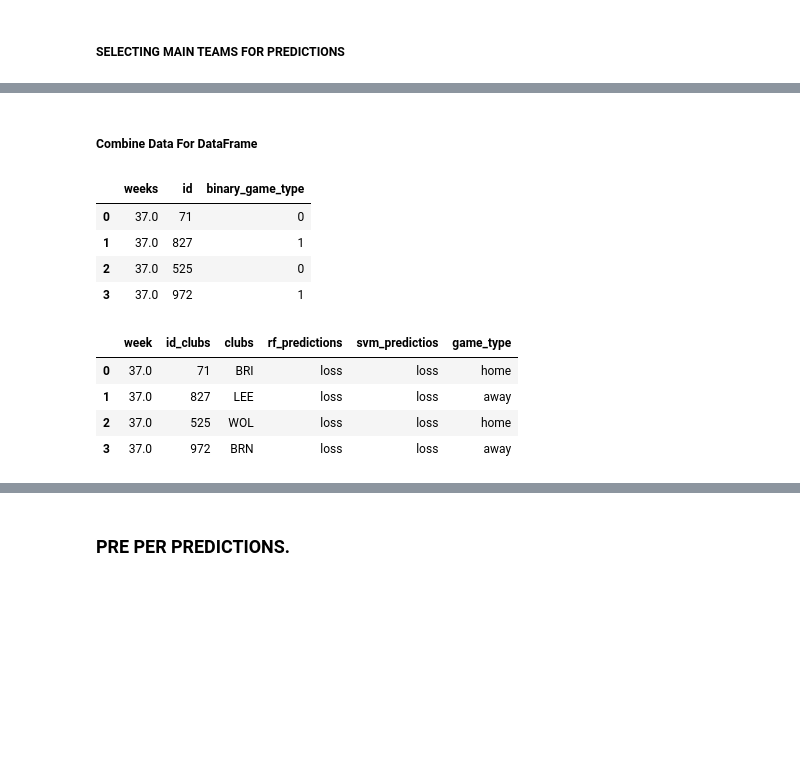
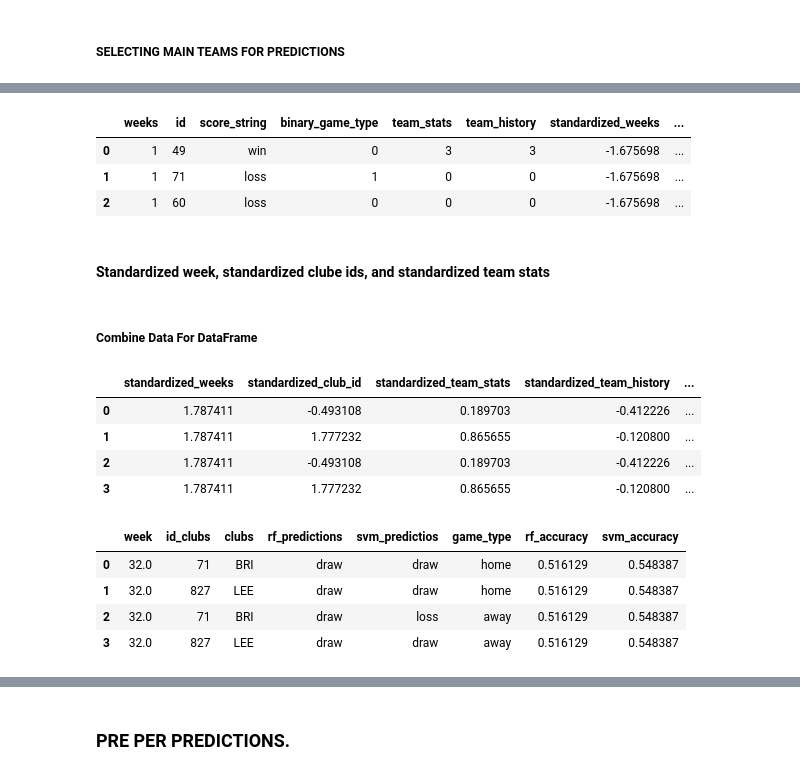
Before and after one commit to nicmodan/gambling-prediction-app, a Jupyter notebook: wranggling&predicting_data.ipynb, the cells around one changed output, grey strips where cells are left out. Cells and saved outputs as stored; diff of their text form; code cells hidden in the pictures; blank space fills up the shorter version.

```diff
--- a/wranggling&predicting_data.ipynb
+++ b/wranggling&predicting_data.ipynb
@@ -379,7 +439,7 @@ x_strat_train_set = strat_train_set[["weeks", "id", "binary_game_type"]]
 ### StratifiedShuffleSplit test
 # %%
 y_strat_test_set = strat_test_set["score_string"]
-x_strat_test_set = strat_test_set[["weeks", "id", "binary_game_type"]]
+x_strat_test_set = strat_test_set[["standardized_weeks", "standardized_id", "standardized_team_stats", "standardized_team_history", "binary_game_type"]]
 # x_strat_test_set = strat_test_set["club"]
 # %%
 # len(y_strat_train_set), len(x_strat_train_set)
@@ -566,7 +626,11 @@ Index(['MNC', 'SOU', 'LEI', 'BOU', 'TOT', 'FUL', 'CHE', 'FOR', 'WHU', 'LEE',
       dtype='object')
 # %%
-main_clubs = ["BRI", "LEE", "WOL", "BRN"]
+main_clubs = ["BRI", "LEE", "BRI", "LEE"]
 teams_id = [get_club_id(x) for x in main_clubs]
-game_type = ["home", "away", "home", "away"]
-weaks = [len(df)/20 for _ in range(4)]
+game_type = ["home", "home", "away", "away"]
+weaks = np.array([(len(df)/20)+1 for _ in range(4)])
+################ WEEK STANDADIZATION BY VARIANCE ################
+# standardized_weeks = (weaks-train_df["weeks"].mean())/train_df["weeks"].std()**2
+################ WEEK STANDADIZATION BY STANDARD DIVIATION ################
+standardized_weeks = (weaks-train_df["weeks"].mean())/train_df["weeks"].std()
 # %%
@@ -580,0 +643,9 @@ x_strat_train_set.head()
+# %%
+train_df.head(3)
+# %% [output]
+|  | weeks | id | score_string | binary_game_type | team_stats | team_history | standardized_weeks | ... |
+| 0 | 1 | 49 | win | 0 | 3 | 3 | -1.675698 | ... |
+| 1 | 1 | 71 | loss | 1 | 0 | 0 | -1.675698 | ... |
+| 2 | 1 | 60 | loss | 0 | 0 | 0 | -1.675698 | ... |
+# %% [markdown]
+#### Standardized week, standardized clube ids, and standardized team stats
@@ -580,0 +654,14 @@ x_strat_train_set.head()
+# %%
+# main_clubs = ["BRI", "LEE", "WOL", "BRN"]
+predict_teams_stats = []
+predict_standardized_team_stats = []
+predict_standardized_club_id = []
+predict_team_history = []
+predict_standardized_team_history = []
+
+for i in range(len(main_clubs)):
+    predict_teams_stats.append(train_df.query(f"id == {get_club_id(main_clubs[i])}").query(f"weeks == { int(len(df)/20) }").team_stats.values[0])
+    predict_standardized_team_stats.append(train_df.query(f"id == {get_club_id(main_clubs[i])}").query(f"weeks == { int(len(df)/20) }").standardized_team_stats.values[0])
+    predict_standardized_club_id.append(train_df.query(f"id == {get_club_id(main_clubs[i])}").query(f"weeks == { int(len(df)/20) }").standardized_id.values[0])
+    predict_team_history.append(train_df.query(f"id == {get_club_id(main_clubs[i])}").query(f"weeks == { int(len(df)/20) }").team_history.values[0])
+    predict_standardized_team_history.append(train_df.query(f"id == {get_club_id(main_clubs[i])}").query(f"weeks == { int(len(df)/20) }").standardized_team_history.values[0])
@@ -581,18 +670,27 @@ x_strat_train_set.head()
 # %% [markdown]
 ##### Combine Data For DataFrame
 # %%
-prediction_data = pd.DataFrame({
+main_prediction_data = pd.DataFrame({
     "weeks": weaks,
-    "id": teams_id,
-    "binary_game_type": [ 0 if x == "home" else 1 for x in game_type ]
+    "standardized_weeks": standardized_weeks,
+    "club_id": teams_id,
+    "standardized_club_id":  predict_standardized_club_id,
+    "team_stats": predict_teams_stats,
+    "standardized_team_stats": predict_standardized_team_stats,
+    "binary_game_type": [ 0 if x == "home" else 1 for x in game_type ],
+    "team_history": predict_team_history,
+    "standardized_team_history": predict_standardized_team_history,
 })
+
+
+prediction_data = main_prediction_data[["standardized_weeks", "standardized_club_id", "standardized_team_stats", "standardized_team_history", "binary_game_type"]]
 prediction_data
 # %% [output]
-|  | weeks | id | binary_game_type |
-| 0 | 37.0 | 71 | 0 |
-| 1 | 37.0 | 827 | 1 |
-| 2 | 37.0 | 525 | 0 |
-| 3 | 37.0 | 972 | 1 |
+|  | standardized_weeks | standardized_club_id | standardized_team_stats | standardized_team_history | ... |
+| 0 | 1.787411 | -0.493108 | 0.189703 | -0.412226 | ... |
+| 1 | 1.787411 | 1.777232 | 0.865655 | -0.120800 | ... |
+| 2 | 1.787411 | -0.493108 | 0.189703 | -0.412226 | ... |
+| 3 | 1.787411 | 1.777232 | 0.865655 | -0.120800 | ... |
 # %%
 rfc_predictions = final_model.predict(prediction_data)
 svm_predictions = final_model_svc.predict(prediction_data)
@@ -606,20 +704,23 @@ svm_predictions = final_model_svc.predict(prediction_data)
 # %%
 prediction_df = pd.DataFrame({
     "week": weaks,
     "id_clubs": teams_id,
     "clubs": main_clubs,
     "rf_predictions": rfc_predictions,
     "svm_predictios": svm_predictions,
     "game_type": game_type
 })
+prediction_df["rf_accuracy"] = final_accuracy_score
+prediction_df["svm_accuracy"] = svc_final_accuracy_score
+# prediction_df["mean_accuracy"] = (final_accuracy_score+svc_final_accuracy_score)/2
 prediction_df
 # .sort_values(by=["clubs"])
 # %% [output]
-|  | week | id_clubs | clubs | rf_predictions | svm_predictios | game_type |
-| 0 | 37.0 | 71 | BRI | loss | loss | home |
-| 1 | 37.0 | 827 | LEE | loss | loss | away |
-| 2 | 37.0 | 525 | WOL | loss | loss | home |
-| 3 | 37.0 | 972 | BRN | loss | loss | away |
+|  | week | id_clubs | clubs | rf_predictions | svm_predictios | game_type | rf_accuracy | svm_accuracy |
+| 0 | 32.0 | 71 | BRI | draw | draw | home | 0.516129 | 0.548387 |
+| 1 | 32.0 | 827 | LEE | draw | draw | home | 0.516129 | 0.548387 |
+| 2 | 32.0 | 71 | BRI | draw | loss | away | 0.516129 | 0.548387 |
+| 3 | 32.0 | 827 | LEE | draw | draw | away | 0.516129 | 0.548387 |
 # %%
 print(f"week of game {len(df)/20}")
 # %% [output]
```
Also changed, not shown: parts of 37 cells of this notebook.
